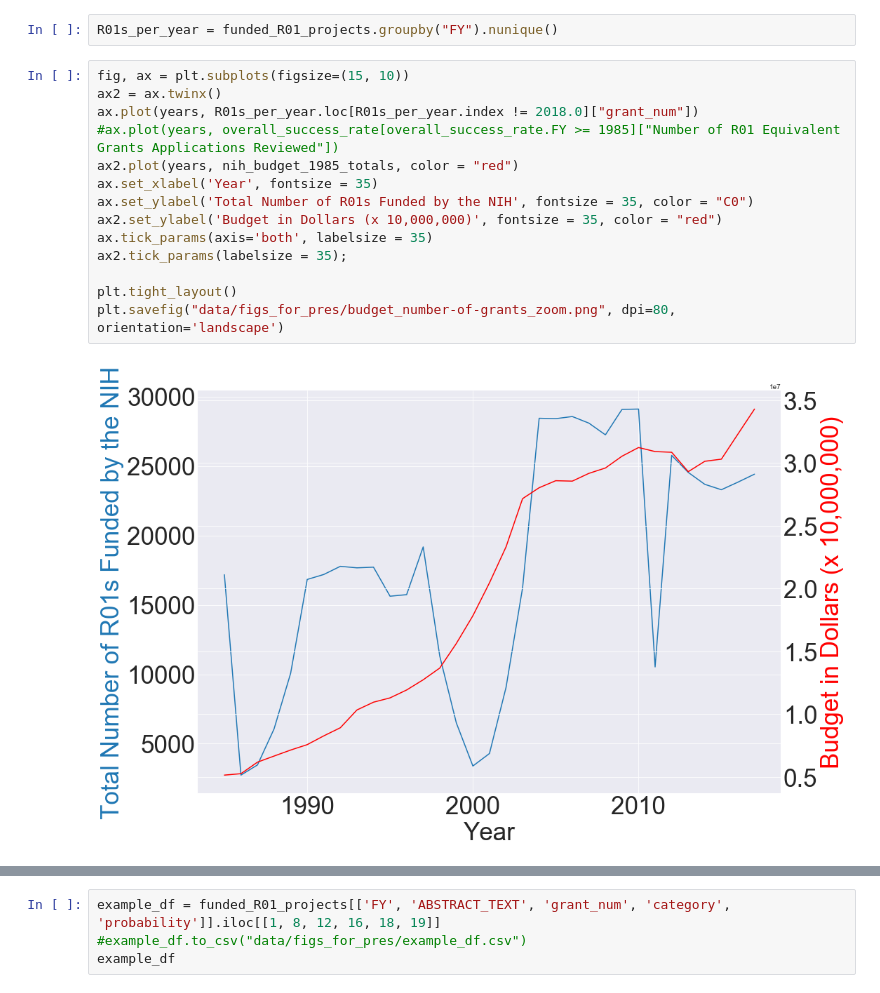
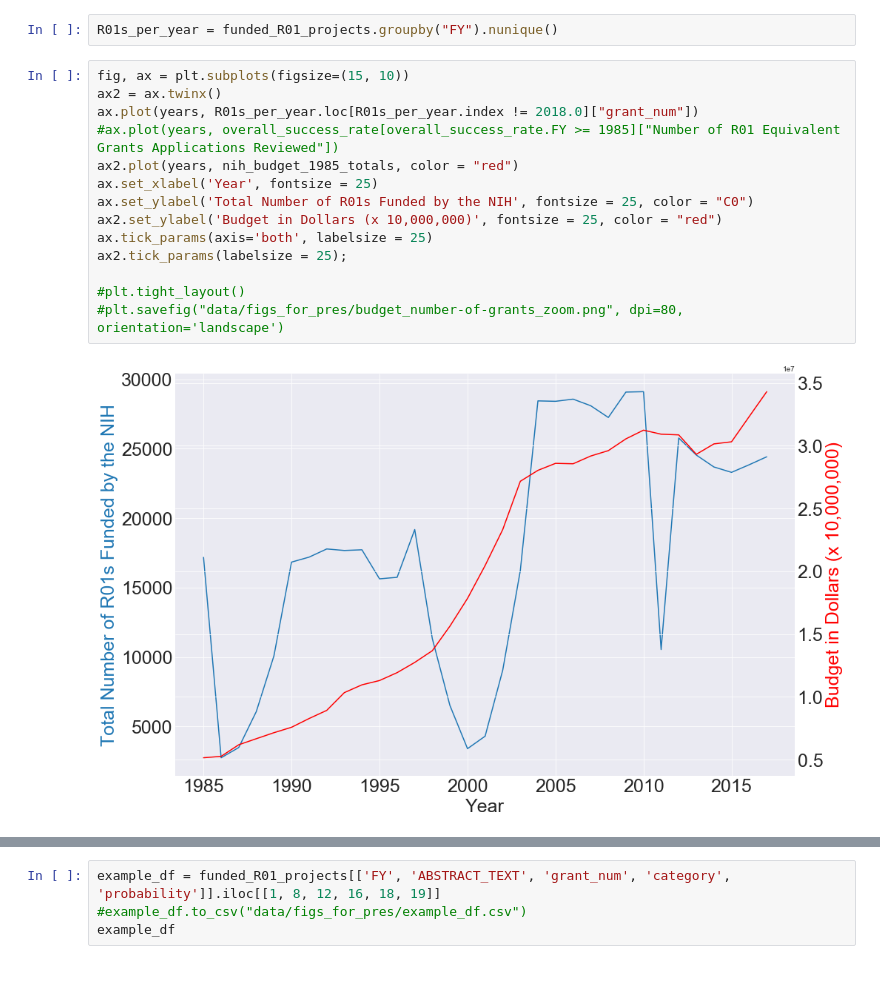
Before and after one commit to raom1/NIH-grants, a Jupyter notebook: final_analysis.ipynb, the cells around one changed output, grey strips where cells are left out. Cells and saved outputs as stored; diff of their text form.

```diff
--- a/final_analysis.ipynb
+++ b/final_analysis.ipynb
@@ -94,19 +94,19 @@ R01s_per_year = funded_R01_projects.groupby("FY").nunique()
 # %%
 fig, ax = plt.subplots(figsize=(15, 10))
 ax2 = ax.twinx()
 ax.plot(years, R01s_per_year.loc[R01s_per_year.index != 2018.0]["grant_num"])
 #ax.plot(years, overall_success_rate[overall_success_rate.FY >= 1985]["Number of R01 Equivalent Grants Applications Reviewed"])
 ax2.plot(years, nih_budget_1985_totals, color = "red")
-ax.set_xlabel('Year', fontsize = 35)
-ax.set_ylabel('Total Number of R01s Funded by the NIH', fontsize = 35, color = "C0")
-ax2.set_ylabel('Budget in Dollars (x 10,000,000)', fontsize = 35, color = "red")
-ax.tick_params(axis='both', labelsize = 35)
-ax2.tick_params(labelsize = 35);
+ax.set_xlabel('Year', fontsize = 25)
+ax.set_ylabel('Total Number of R01s Funded by the NIH', fontsize = 25, color = "C0")
+ax2.set_ylabel('Budget in Dollars (x 10,000,000)', fontsize = 25, color = "red")
+ax.tick_params(axis='both', labelsize = 25)
+ax2.tick_params(labelsize = 25);
 
-plt.tight_layout()
-plt.savefig("data/figs_for_pres/budget_number-of-grants_zoom.png", dpi=80, orientation='landscape')
+#plt.tight_layout()
+#plt.savefig("data/figs_for_pres/budget_number-of-grants_zoom.png", dpi=80, orientation='landscape')
 # %% [output]
-[figure, old version]
+[figure, new version]
 # %%
 fig, ax = plt.subplots(figsize=(15, 10))
 ax2 = ax.twinx()
```
Also changed, not shown: parts of 5 cells of this notebook, 6 other files.
